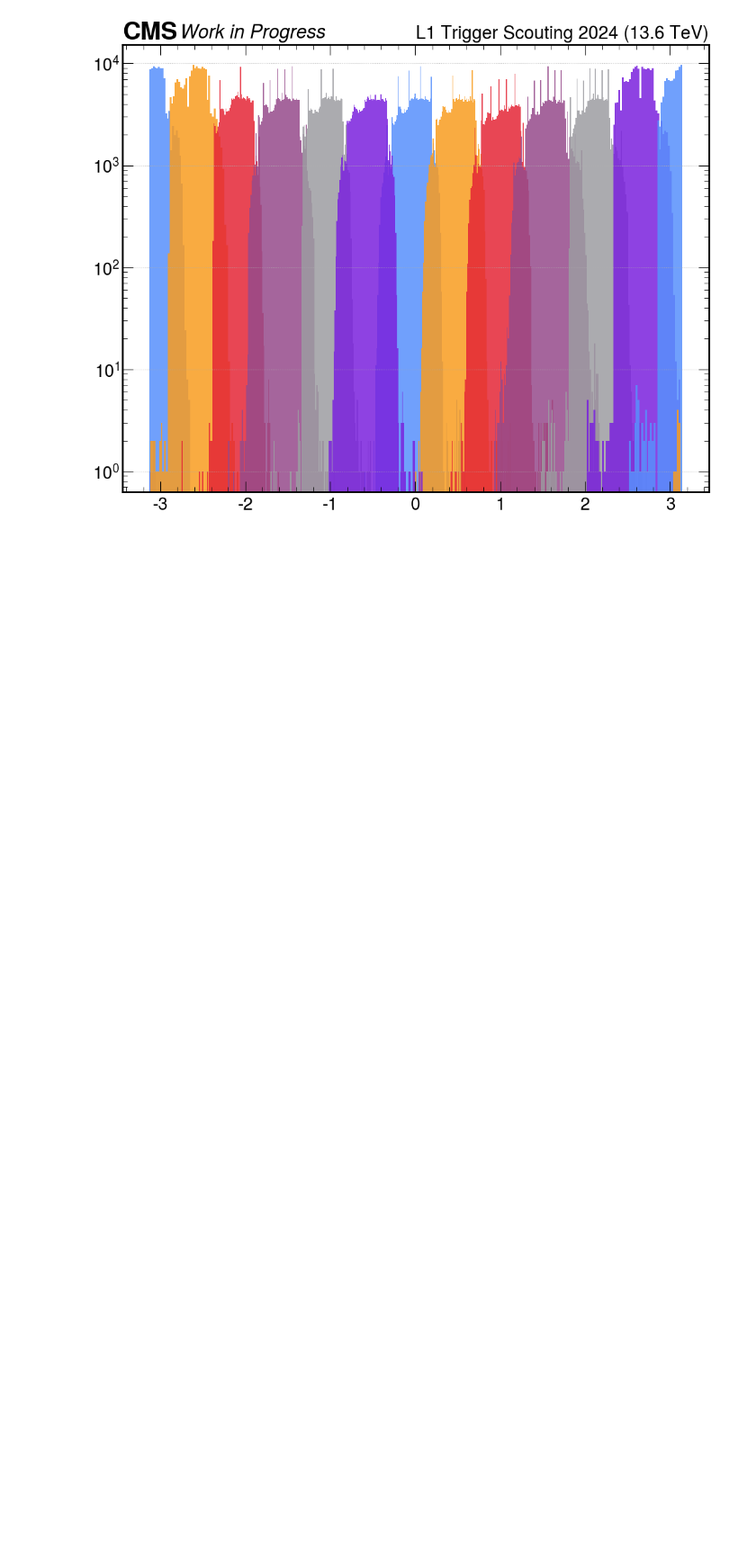
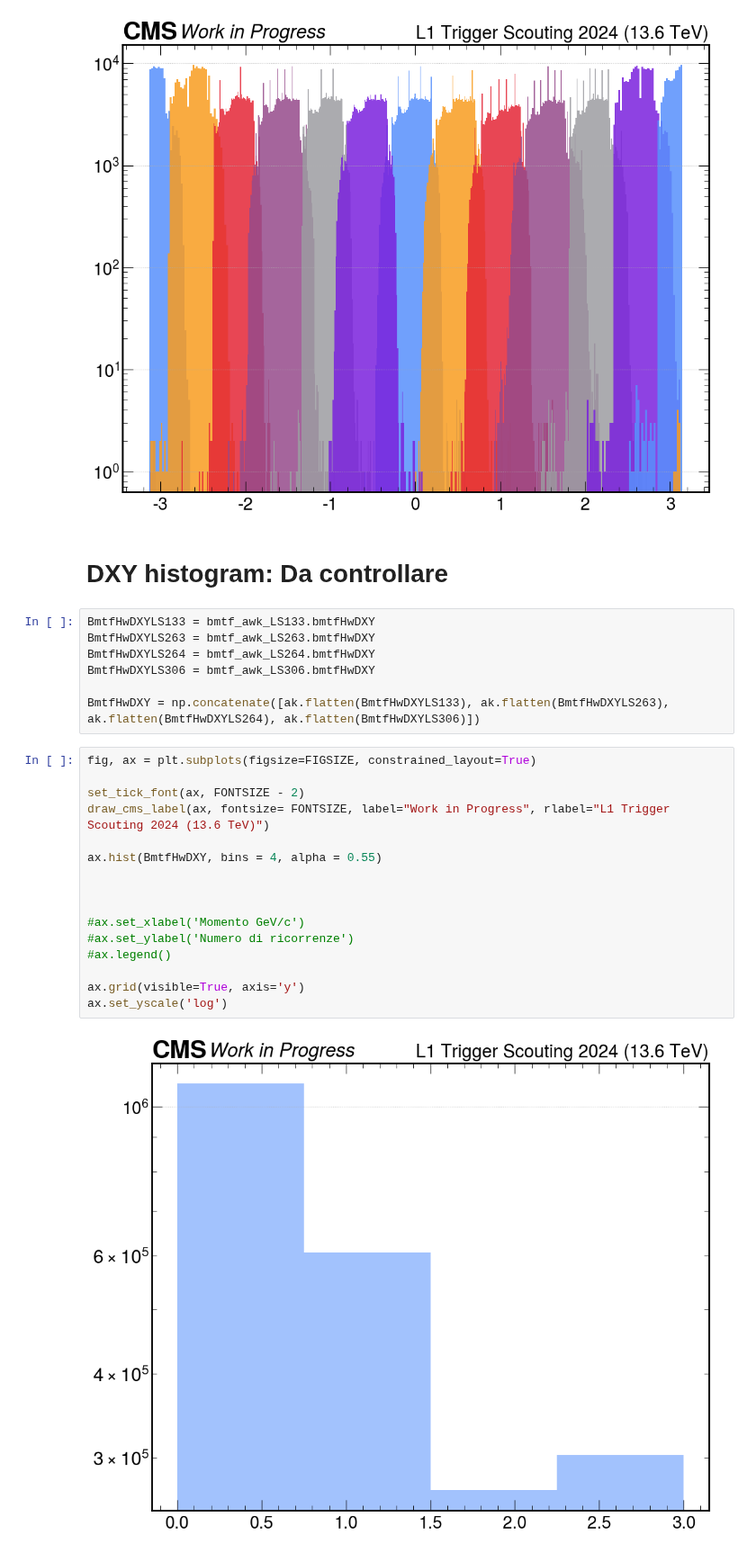
Before and after one commit to francescoreschio/Tesi-Triennale, a Jupyter notebook: Codice/BMTF.ipynb, the cells around one changed output. Shown at 90% size. Saved outputs shown, nothing was run; the diff lists cells and outputs as text; blank space fills up the shorter version.

```diff
--- a/Codice/BMTF.ipynb
+++ b/Codice/BMTF.ipynb
@@ -371,3 +379,30 @@ ax.grid(visible=True, axis='y')
 ax.set_yscale('log')
 # %% [output]
 [figure]
+# %% [markdown]
+# DXY histogram: Da controllare
+# %%
+BmtfHwDXYLS133 = bmtf_awk_LS133.bmtfHwDXY
+BmtfHwDXYLS263 = bmtf_awk_LS263.bmtfHwDXY
+BmtfHwDXYLS264 = bmtf_awk_LS264.bmtfHwDXY
+BmtfHwDXYLS306 = bmtf_awk_LS306.bmtfHwDXY
+
+BmtfHwDXY = np.concatenate([ak.flatten(BmtfHwDXYLS133), ak.flatten(BmtfHwDXYLS263), ak.flatten(BmtfHwDXYLS264), ak.flatten(BmtfHwDXYLS306)])
+# %%
+fig, ax = plt.subplots(figsize=FIGSIZE, constrained_layout=True)
+
+set_tick_font(ax, FONTSIZE - 2)
+draw_cms_label(ax, fontsize= FONTSIZE, label="Work in Progress", rlabel="L1 Trigger Scouting 2024 (13.6 TeV)")
+
+ax.hist(BmtfHwDXY, bins = 4, alpha = 0.55)
+
+
+
+#ax.set_xlabel('Momento GeV/c')
+#ax.set_ylabel('Numero di ricorrenze')
+#ax.legend()
+
+ax.grid(visible=True, axis='y')
+ax.set_yscale('log')
+# %% [output]
+[figure, added]
```
Also changed, not shown: parts of 5 cells of this notebook, 1 other file.
